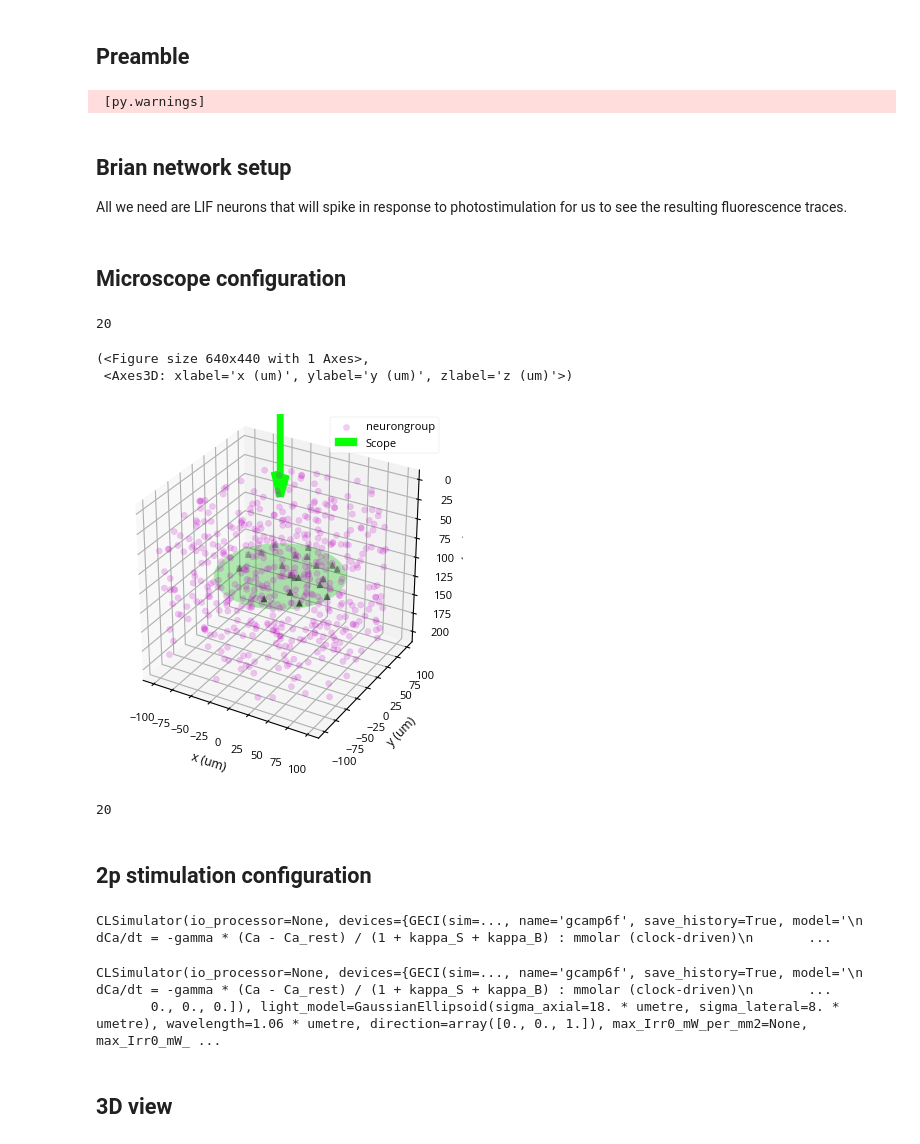
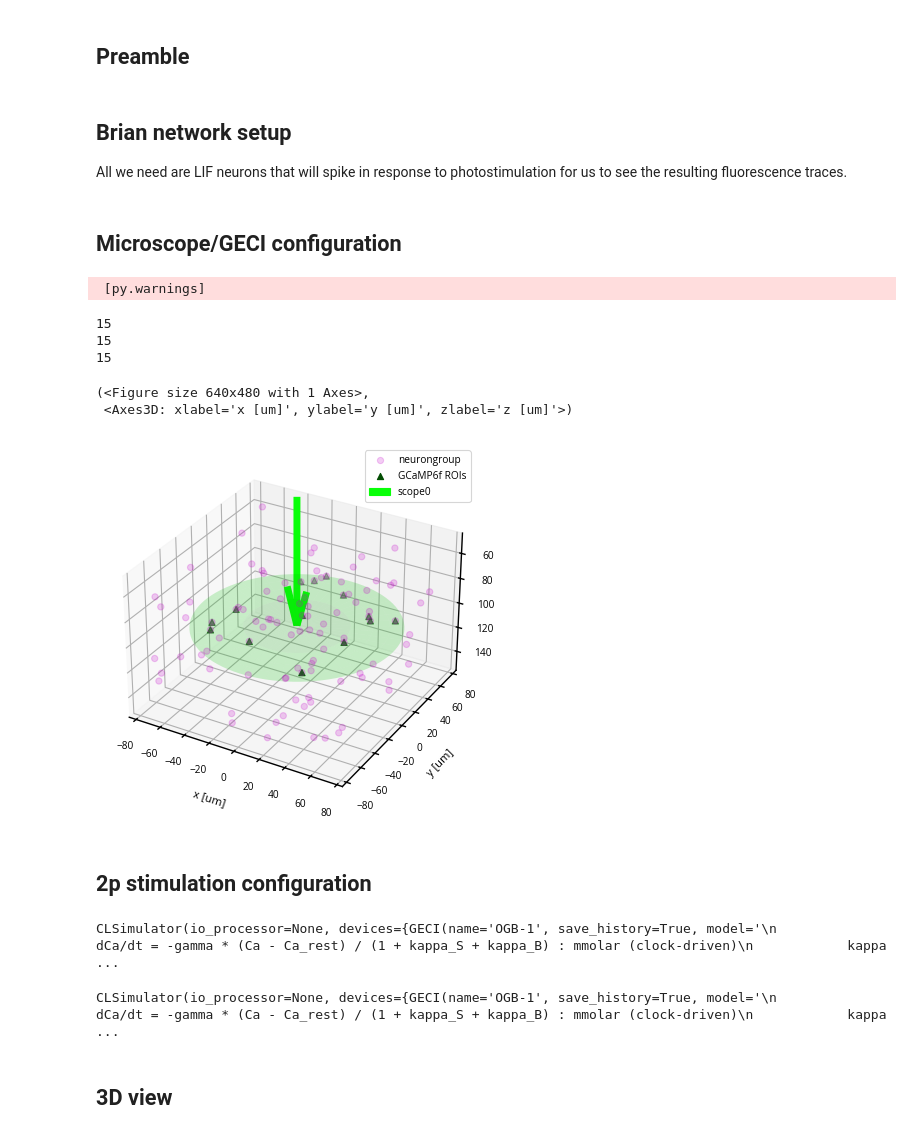
Before and after one commit to siplab-gt/cleo, a Jupyter notebook: notebooks/all_optical_fig.ipynb, the cells around one changed output. Cells and saved outputs as stored; diff of their text form; code cells hidden in the pictures.

```diff
--- a/notebooks/all_optical_fig.ipynb
+++ b/notebooks/all_optical_fig.ipynb
@@ -13,16 +16,13 @@ import matplotlib.pyplot as plt
 rng = np.random.default_rng(92)
 np.random.seed(92)
 
-# cleo.utilities.style_plots_for_docs()
-plt.style.use('seaborn-paper')
+cleo.utilities.style_plots_for_paper()
-# %% [output]
- [py.warnings]
 # %% [markdown]
 ## Brian network setup
 All we need are LIF neurons that will spike in response to photostimulation for us to see the resulting fluorescence traces.
 # %%
 ng = b2.NeuronGroup(
-    500,
+    100,
     """dv/dt = (-(v - E_L) + Rm*Iopto) / tau_m : volt
     Iopto : amp""",
     threshold="v > -50*mV",
@@ -34,30 +34,47 @@ ng = b2.NeuronGroup(
     },
 )
 ng.v = -70 * b2.mV
-cleo.coords.assign_coords_rand_rect_prism(ng, [-0.1, 0.1], [-0.1, 0.1], [0, 0.2])
+cleo.coords.assign_coords_rand_rect_prism(
+    ng, [-75, 75], [-75, 75], [50, 150], unit=b2.um
+)
 sim = cleo.CLSimulator(b2.Network(ng))
 # %% [markdown]
-## Microscope configuration
+## Microscope/GECI configuration
-# %%
-scope = imaging.Scope(
-    focus_depth=100 * b2.um,
-    img_width=150 * b2.um,
-    sensor=imaging.gcamp6f(),
-)
-# variable expression
-rho_rel_gen = lambda n: rng.lognormal(0, 0.2, size=n)
-sim.inject(scope, ng, rho_rel_generator=rho_rel_gen)
-scope.n
-# %% [output]
-20
+# %%
+# variable expression
+# rho_rel_gen = lambda n: rng.lognormal(0, 0.2, size=n)
+# reuse same sample to have same expression for both GECIs
+rho_rel = rng.lognormal(0, 0.2, size=100)
+rho_rel_gen = lambda n: rho_rel[:n]
+
+scopes = []
+
+for i, geci in enumerate(
+    [
+        imaging.gcamp6f(doub_exp_conv=False),
+        imaging.jgcamp7f(doub_exp_conv=False),
+        imaging.ogb_1(doub_exp_conv=False),
+    ]
+):
+    scope = imaging.Scope(
+        focus_depth=100 * b2.um,
+        img_width=150 * b2.um,
+        sensor=geci,
+        name=f"scope{i}",
+    )
+    sim.inject(scope, ng, rho_rel_generator=rho_rel_gen)
+    scope.inject_sensor_for_targets()
+    scopes.append(scope)
+    i_targets = scope.i_targets_for_neuron_group(ng)
+    print(scope.n)
+# %% [output]
+ [py.warnings]
+15
+15
+15
 # %%
-cleo.viz.plot(ng, colors=['#c500cc'], sim=sim)
+cleo.viz.plot(ng, colors=["#c500cc"], devices=[scopes[0]])
 # %% [output]
-(<Figure size 640x440 with 1 Axes>,
- <Axes3D: xlabel='x (um)', ylabel='y (um)', zlabel='z (um)'>)
+(<Figure size 640x480 with 1 Axes>,
+ <Axes3D: xlabel='x [um]', ylabel='y [um]', zlabel='z [um]'>)
-[figure, old version]
+[figure, new version]
-# %%
-i_targets = scope.i_targets_for_neuron_group(ng)
-scope.n
-# %% [output]
-20
@@ -67,16 +82,15 @@ scope.inject_sensor_for_targets()
 ## 2p stimulation configuration
 # %%
 opsin = opto.vfchrimson_4s()
-opsin.spectrum.append((1060, .01))
+opsin.spectrum.append((1060, 0.01))
 sim.inject(opsin, ng)
 # %% [output]
-CLSimulator(io_processor=None, devices={GECI(sim=..., name='gcamp6f', save_history=True, model='\n            dCa/dt = -gamma * (Ca - Ca_rest) / (1 + kappa_S + kappa_B) : mmolar (clock-driven)\n       ...
+CLSimulator(io_processor=None, devices={GECI(name='OGB-1', save_history=True, model='\n            dCa/dt = -gamma * (Ca - Ca_rest) / (1 + kappa_S + kappa_B) : mmolar (clock-driven)\n            kappa ...
 # %%
-laser = light.tp_light_from_scope(scope, wavelength=1060*b2.nmeter, name='laser')
+laser = light.tp_light_from_scope(scope, wavelength=1060 * b2.nmeter, name="2P light")
 sim.inject(laser, ng)
 # %% [output]
-CLSimulator(io_processor=None, devices={GECI(sim=..., name='gcamp6f', save_history=True, model='\n            dCa/dt = -gamma * (Ca - Ca_rest) / (1 + kappa_S + kappa_B) : mmolar (clock-driven)\n       ...
-       0., 0., 0.]), light_model=GaussianEllipsoid(sigma_axial=18. * umetre, sigma_lateral=8. * umetre), wavelength=1.06 * umetre, direction=array([0., 0., 1.]), max_Irr0_mW_per_mm2=None, max_Irr0_mW_ ...
+CLSimulator(io_processor=None, devices={GECI(name='OGB-1', save_history=True, model='\n            dCa/dt = -gamma * (Ca - Ca_rest) / (1 + kappa_S + kappa_B) : mmolar (clock-driven)\n            kappa ...
 # %% [markdown]
 ## 3D view
 # %%
```
Also changed, not shown: parts of 10 cells of this notebook, 26 other files.
